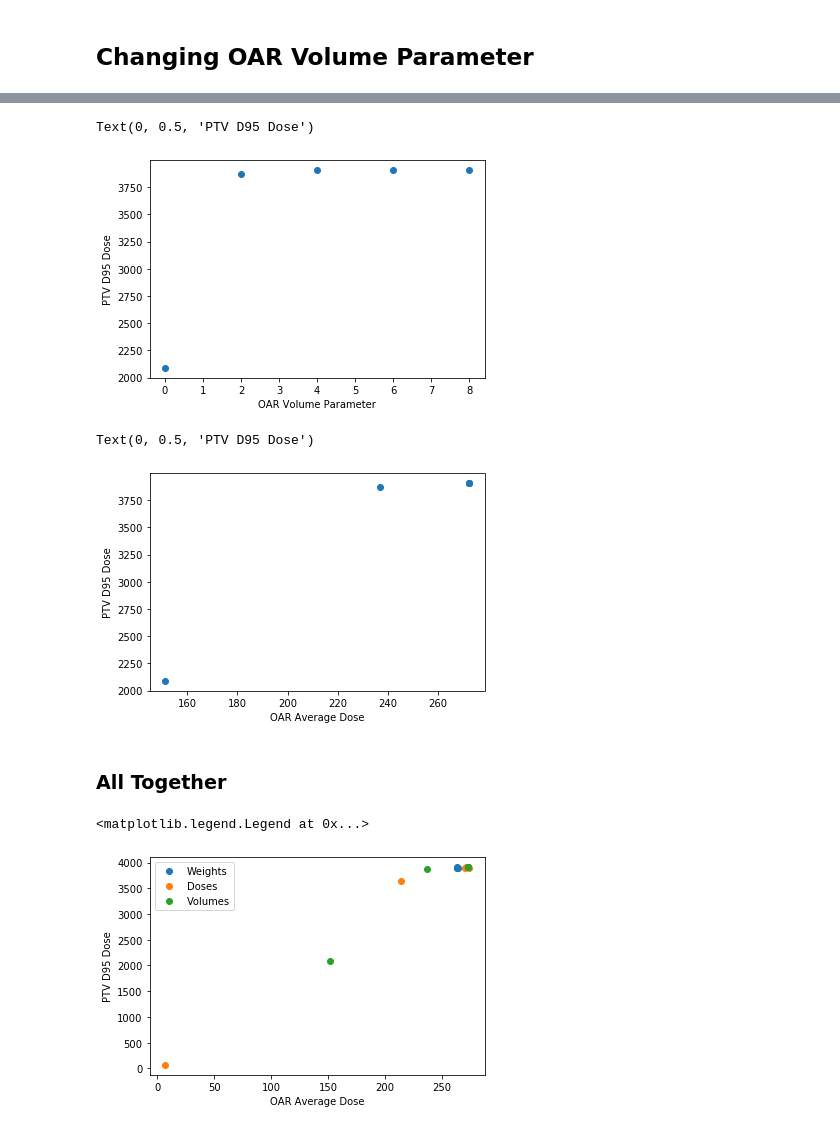
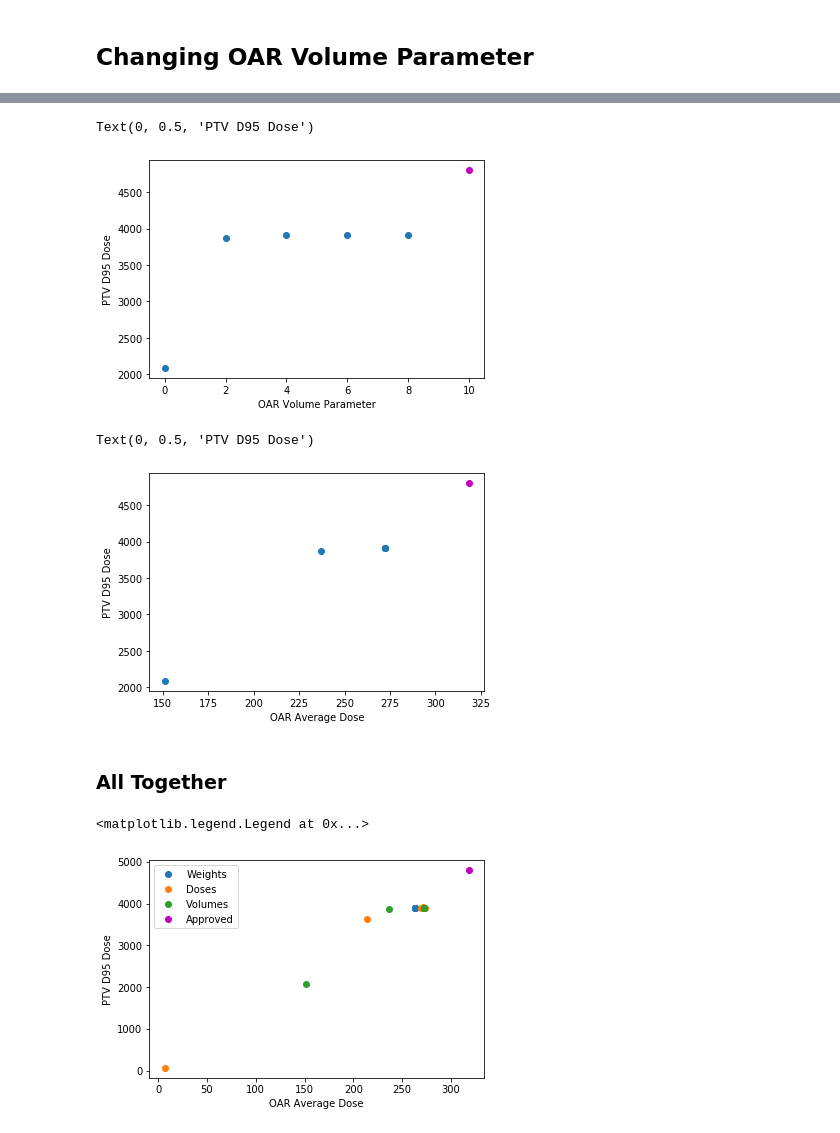
Before and after one commit to kels271828/RayBay, a Jupyter notebook: results/init_results.ipynb, the cells around one changed output, grey strips where cells are left out. Saved outputs shown, nothing was run; the diff lists cells and outputs as text; code cells hidden in the pictures.

```diff
--- a/results/init_results.ipynb
+++ b/results/init_results.ipynb
@@ -5,6 +5,13 @@ RayStation results from changing the weight, dose, and volume objective function
 # %%
 import matplotlib.pyplot as plt
 import numpy as np
+# %%
+# Approved plan results
+dose = 2000.0
+volume = 10.0
+weight = 90.0
+average = 318.4594544159879
+d95 = 4800.13222492
 # %% [markdown]
 ## Changing OAR Weight Parameter
 # %%
@@ -87,28 +101,31 @@ Text(0, 0.5, 'OAR Average Dose')
 # %%
 # PTV D95 Dose
 plt.plot(volumes, ptv_d95_v, 'o')
+plt.plot(volume, d95, 'mo')
 plt.xlabel('OAR Volume Parameter')
 plt.ylabel('PTV D95 Dose')
 # %% [output]
 Text(0, 0.5, 'PTV D95 Dose')
-[figure, old version]
+[figure, new version]
 # %%
 # Both
 plt.plot(lung_avg_v, ptv_d95_v, 'o')
+plt.plot(average, d95, 'mo')
 plt.xlabel('OAR Average Dose')
 plt.ylabel('PTV D95 Dose')
 # %% [output]
 Text(0, 0.5, 'PTV D95 Dose')
-[figure, old version]
+[figure, new version]
 # %% [markdown]
 ### All Together
 # %%
 plt.plot(lung_avg_w, ptv_d95_w, 'o')
 plt.plot(lung_avg_d, ptv_d95_d, 'o')
 plt.plot(lung_avg_v, ptv_d95_v, 'o')
+plt.plot(average, d95, 'mo')
 plt.xlabel('OAR Average Dose')
 plt.ylabel('PTV D95 Dose')
-plt.legend(['Weights', 'Doses', 'Volumes'])
+plt.legend(['Weights', 'Doses', 'Volumes', 'Approved'])
 # %% [output]
 <matplotlib.legend.Legend at 0x...>
-[figure, old version]
+[figure, new version]
```
Also changed, not shown: parts of 7 cells of this notebook, 3 other files.
